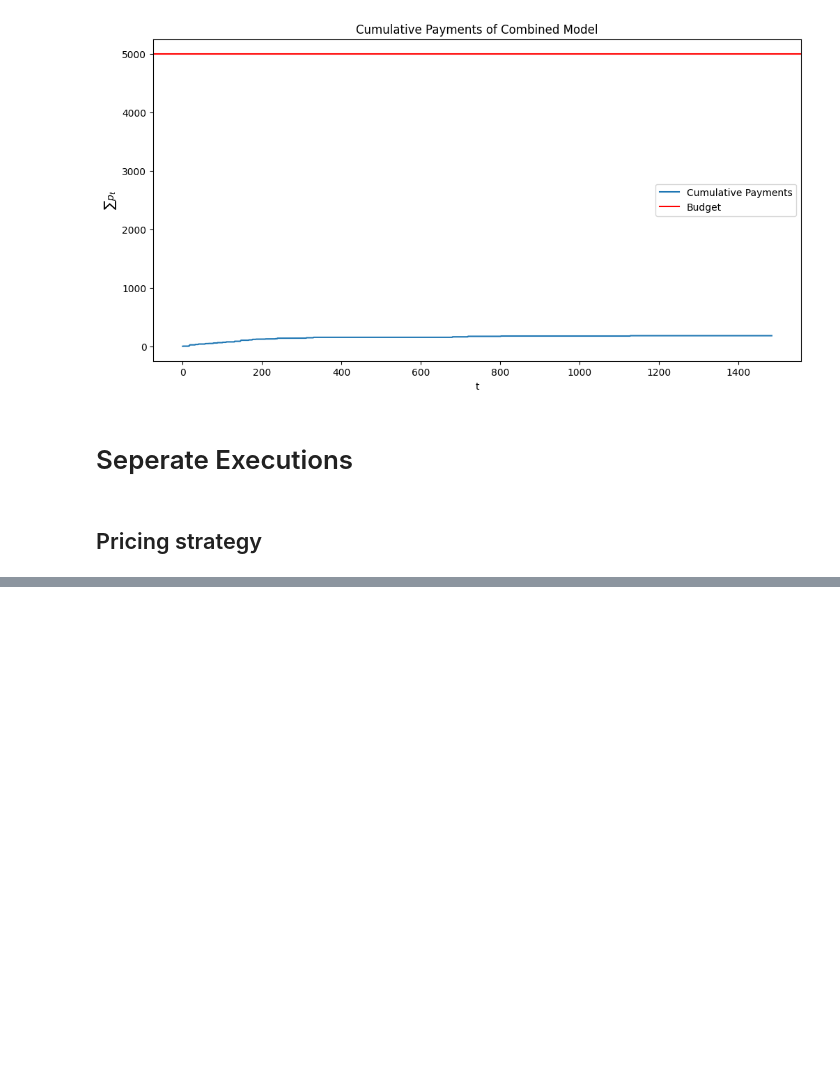
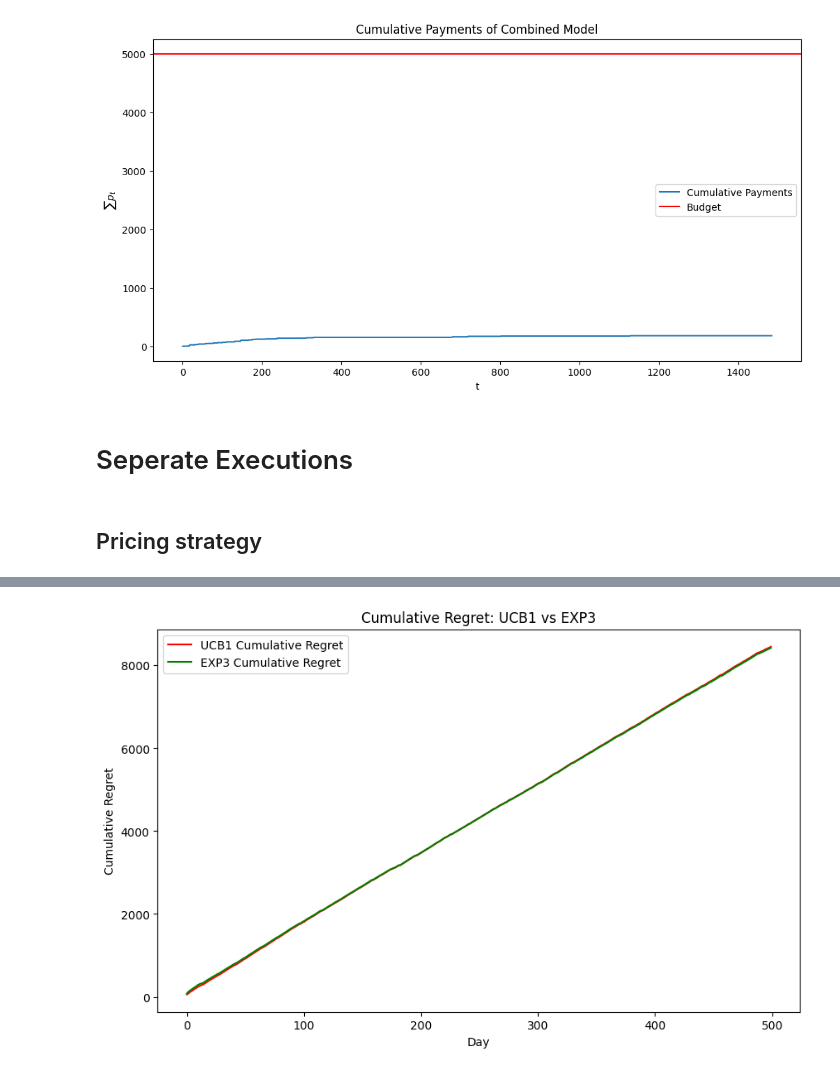
Before and after one commit to claudioarione/OnlineLearningApplications, a Jupyter notebook: requirement_2.ipynb, the cells around one changed output, grey strips where cells are left out. Saved outputs shown, nothing was run; the diff lists cells and outputs as text; code cells hidden in the pictures; blank space fills up the shorter version.

```diff
--- a/requirement_2.ipynb
+++ b/requirement_2.ipynb
@@ -447,0 +548,94 @@ plt.show()
+# %%
+class EXP3BiddingAgent:
+    def __init__(self, num_bids, learning_rate):
+        self.num_bids = num_bids
+        self.learning_rate = learning_rate
+        self.weights = np.ones(num_bids)
+        self.x_t = np.ones(num_bids) / num_bids
+        self.a_t = None
+
+    def select_bid(self):
+        self.x_t = self.weights / sum(self.weights)
+        self.a_t = np.random.choice(np.arange(self.num_bids), p=self.x_t)
+        return self.a_t
+
+    def update(self, reward):
+        loss = -reward  # Convert reward to loss for the EXP3 update
+        self.weights[self.a_t] *= np.exp(-self.learning_rate * loss / self.x_t[self.a_t])
+# %%
+# Initialize bidding environment and agents
+env = AdversarialBiddingEnvironment(num_bidders=5, num_bids=NUM_BIDS, change_interval=CHANGE_INTERVAL)
+ucb1_agent = UCB1BiddingAgent(num_bids=NUM_BIDS)
+exp3_agent = EXP3BiddingAgent(num_bids=NUM_BIDS, learning_rate=0.05)
+
+# Tracking for UCB1
+ucb1_total_rewards = 0
+ucb1_cumulative_rewards = []
+ucb1_cumulative_regret = []
+ucb1_optimal_bid_count = np.zeros(NUM_BIDS)
+
+# Tracking for EXP3
+exp3_total_rewards = 0
+exp3_cumulative_rewards = []
+exp3_cumulative_regret = []
+exp3_optimal_bid_count = np.zeros(NUM_BIDS)
+
+# Simulation loop
+for day in range(NUM_DAYS):
+    env.reset()  # Reset the environment every day (adversarial scenario)
+
+    # UCB1 Agent
+    ucb1_daily_reward = 0
+    for auction_round in range(NUM_AUCTIONS_PER_DAY):
+        chosen_bid = ucb1_agent.select_bid()  # UCB1 chooses a bid
+        max_bid, win = env.round(chosen_bid)  # Run auction round
+        reward = max_bid - chosen_bid if win else 0  # More meaningful reward
+        ucb1_agent.update(chosen_bid, reward)  # Update UCB1
+        ucb1_daily_reward += reward
+        ucb1_optimal_bid_count[chosen_bid] += 1  # Track bid choices
+
+    # Calculate UCB1 Regret
+    optimal_bid = np.argmax(env.bidding_distribution)  # Optimal bid based on adversaries
+    optimal_reward = env.bidding_distribution[optimal_bid] * NUM_AUCTIONS_PER_DAY
+    ucb1_daily_regret = optimal_reward - ucb1_daily_reward
+    ucb1_total_rewards += ucb1_daily_reward
+    ucb1_cumulative_regret.append(ucb1_daily_regret + (ucb1_cumulative_regret[-1] if ucb1_cumulative_regret else 0))
+    ucb1_cumulative_rewards.append(ucb1_total_rewards)
+
+    # EXP3 Agent
+    exp3_daily_reward = 0
+    for auction_round in range(NUM_AUCTIONS_PER_DAY):
+        chosen_bid = exp3_agent.select_bid()  # EXP3 chooses a bid
+        max_bid, win = env.round(chosen_bid)  # Run auction round
+        reward = max_bid - chosen_bid if win else 0  # More meaningful reward
+        exp3_agent.update(reward)  # Update EXP3
+        exp3_daily_reward += reward
+        exp3_optimal_bid_count[chosen_bid] += 1  # Track bid choices
+
+    # Calculate EXP3 Regret
+    exp3_daily_regret = optimal_reward - exp3_daily_reward
+    exp3_total_rewards += exp3_daily_reward
+    exp3_cumulative_regret.append(exp3_daily_regret + (exp3_cumulative_regret[-1] if exp3_cumulative_regret else 0))
+    exp3_cumulative_rewards.append(exp3_total_rewards)
+
+# Plot results
+plt.figure(figsize=(10,6))
+plt.plot(ucb1_cumulative_regret, label="UCB1 Cumulative Regret", color='red')
+plt.plot(exp3_cumulative_regret, label="EXP3 Cumulative Regret", color='green')
+plt.title("Cumulative Regret: UCB1 vs EXP3")
+plt.xlabel("Day")
+plt.ylabel("Cumulative Regret")
+plt.legend()
+plt.show()
+
+# Plot the number of times each bid was chosen
+plt.figure(figsize=(10,6))
+plt.bar(np.arange(NUM_BIDS), ucb1_optimal_bid_count, color='red', alpha=0.5, label="UCB1 Bid Count")
+plt.bar(np.arange(NUM_BIDS), exp3_optimal_bid_count, color='green', alpha=0.5, label="EXP3 Bid Count")
+plt.title("Number of Times Each Bid Was Chosen: UCB1 vs EXP3")
+plt.xlabel("Bid")
+plt.ylabel("Count")
+plt.legend()
+plt.show()
+# %% [output]
+[figure, added]
```
Also changed, not shown: parts of 13 cells of this notebook, 2 other files.
